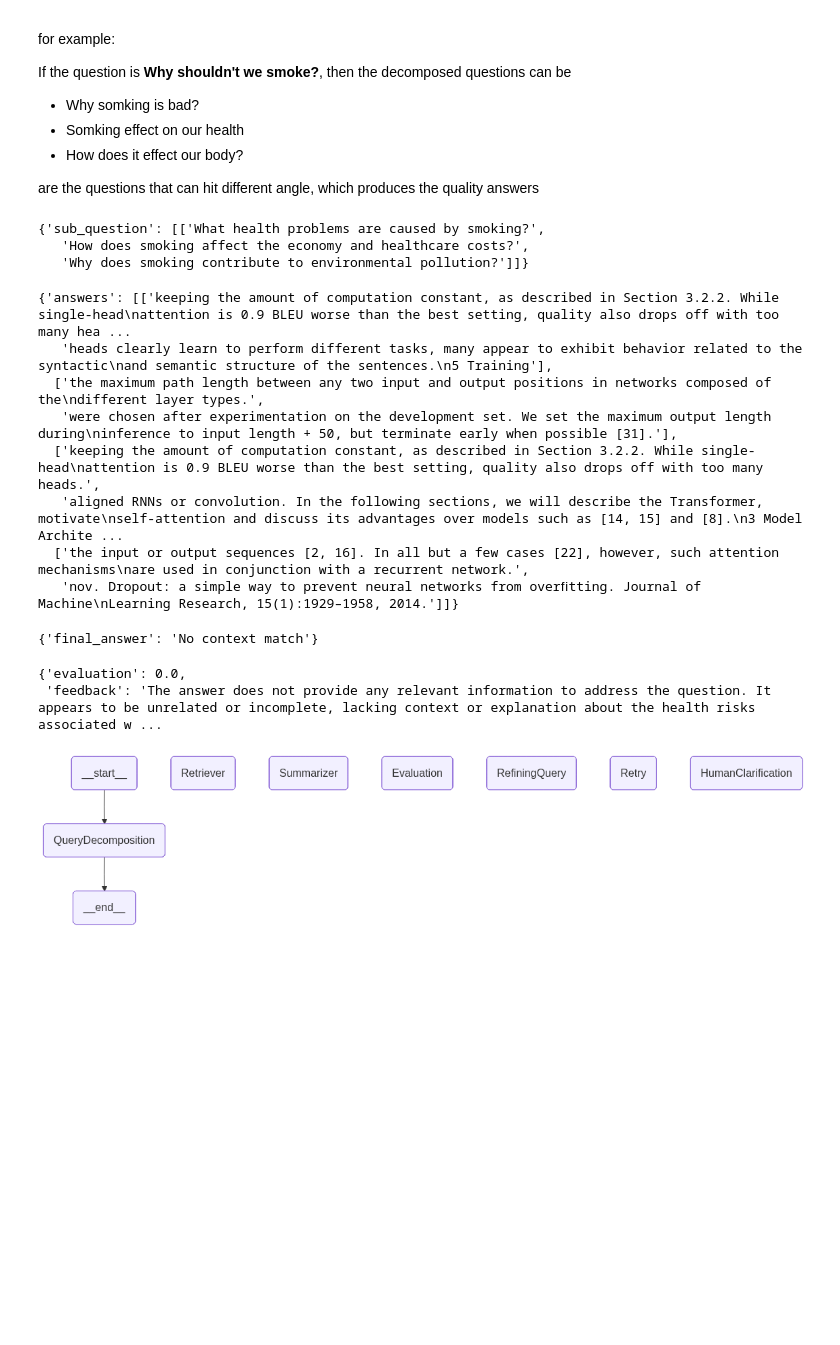
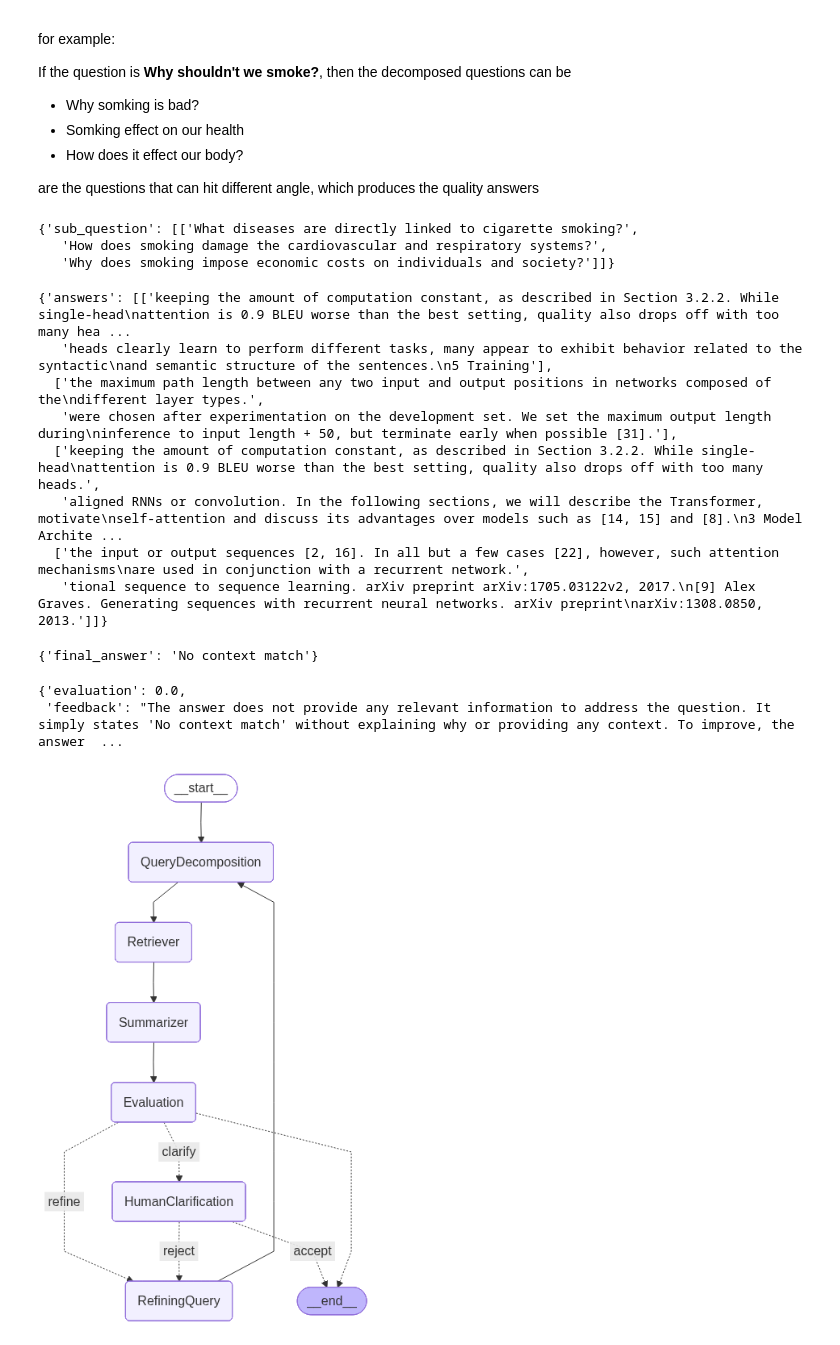
Before and after one commit to abhishektimsina01/Agentic_RAG, a Jupyter notebook: rag.ipynb, the cells around one changed output. Drawn from its saved outputs; the diff is of its cells as text; code cells hidden in the pictures; blank space fills up the shorter version.

```diff
--- a/rag.ipynb
+++ b/rag.ipynb
@@ -82,6 +82,7 @@ class RAG_state(TypedDict):
     evaluation : float = Field(ge=0, le=1)
     feedback : str
     clarification : str
+    verify : str
 # %%
 # I need sqlite db to store the checkpoints to make my agent remember the past topics
 conn = sqlite3.connect(database='RAG.db', check_same_thread=False)
@@ -203,6 +204,16 @@ def evaluation(state : RAG_state):
     chain = prompt | evaluator | evaluation_format
     result = chain.invoke({'latest_question' : latest_question, "sub_questions" : questions, "final_answer" : final_answer})
     return {"evaluation" : result.evaluation, "feedback" : result.feedback}
+# %%
+# we need conditional function for conditional workflow for either to retry or ask for user clarification
+def evaluation_conditional_edge(state : RAG_state):
+    if state['evaluation'] <= 0.5:
+        return "refine"
+    else:
+        return "clarify"
+
+def human_conditional_edge(state: RAG_state):
+    pass
 # %%
 # refining the query
 def refining_query(state: RAG_state):
@@ -219,9 +226,9 @@ def human_clarification(state : RAG_state):
 state = RAG_state(latest_question = "Why is smoking bad?")
 query_decomposition(state)
 # %% [output]
-{'sub_question': [['What health problems are caused by smoking?',
-   'How does smoking affect the economy and healthcare costs?',
-   'Why does smoking contribute to environmental pollution?']]}
+{'sub_question': [['What diseases are directly linked to cigarette smoking?',
+   'How does smoking damage the cardiovascular and respiratory systems?',
+   'Why does smoking impose economic costs on individuals and society?']]}
 # %%
 state = RAG_state(latest_question = "Why is smoking bad?", sub_questions=['What health risks are associated with smoking?',
    'How does smoking affect the cardiovascular system?',
@@ -235,7 +242,7 @@ retriever(state)
   ['keeping the amount of computation constant, as described in Section 3.2.2. While single-head\nattention is 0.9 BLEU worse than the best setting, quality also drops off with too many heads.',
    'aligned RNNs or convolution. In the following sections, we will describe the Transformer, motivate\nself-attention and discuss its advantages over models such as [14, 15] and [8].\n3 Model Archite ...
   ['the input or output sequences [2, 16]. In all but a few cases [22], however, such attention mechanisms\nare used in conjunction with a recurrent network.',
-   'nov. Dropout: a simple way to prevent neural networks from overﬁtting. Journal of Machine\nLearning Research, 15(1):1929–1958, 2014.']]}
+   'tional sequence to sequence learning. arXiv preprint arXiv:1705.03122v2, 2017.\n[9] Alex Graves. Generating sequences with recurrent neural networks. arXiv preprint\narXiv:1308.0850, 2013.']]}
 # %%
 state = RAG_state(latest_question = "Why is smoking bad?",
                   sub_questions=['What health risks are associated with smoking?', 'How does smoking affect the cardiovascular system?','Why does smoking lead to addiction?'],
@@ -258,21 +265,27 @@ state = RAG_state(latest_question = "Why is smoking bad?",
 evaluation(state)
 # %% [output]
 {'evaluation': 0.0,
- 'feedback': 'The answer does not provide any relevant information to address the question. It appears to be unrelated or incomplete, lacking context or explanation about the health risks associated w ...
+ 'feedback': "The answer does not provide any relevant information to address the question. It simply states 'No context match' without explaining why or providing any context. To improve, the answer  ...
 # %%
 graph = StateGraph(RAG_state)
 
 graph.add_node("QueryDecomposition", query_decomposition)
 graph.add_node("Retriever", retriever)
 graph.add_node("Summarizer", summarizer)
 graph.add_node("Evaluation", evaluation)
 graph.add_node("RefiningQuery", refining_query)
-graph.add_node("Retry", retry_logic)
 graph.add_node("HumanClarification", human_clarification)
 
 graph.add_edge(START, "QueryDecomposition")
-
+graph.add_edge("QueryDecomposition", "Retriever")
+graph.add_edge("Retriever","Summarizer")
+graph.add_edge("Summarizer", "Evaluation")
+# graph.add_edge("Evaluation", "Retry")
+# graph.add_conditional_edges("Retry", evaluation_conditional_edge, {'refine' : "RefiningQuery", 'clarify' : "HumanClarification"})
+graph.add_conditional_edges("Evaluation", evaluation_conditional_edge, {'refine' : "RefiningQuery", 'clarify' : "HumanClarification"})
+graph.add_conditional_edges("HumanClarification", human_conditional_edge, {'accept' : END, 'reject' : "RefiningQuery"})
+graph.add_edge("RefiningQuery", "QueryDecomposition")
 workflow = graph.compile()
 workflow
 # %% [output]
-[figure, old version]
+[figure, new version]
```
Also changed, not shown: parts of 1 cell of this notebook.
